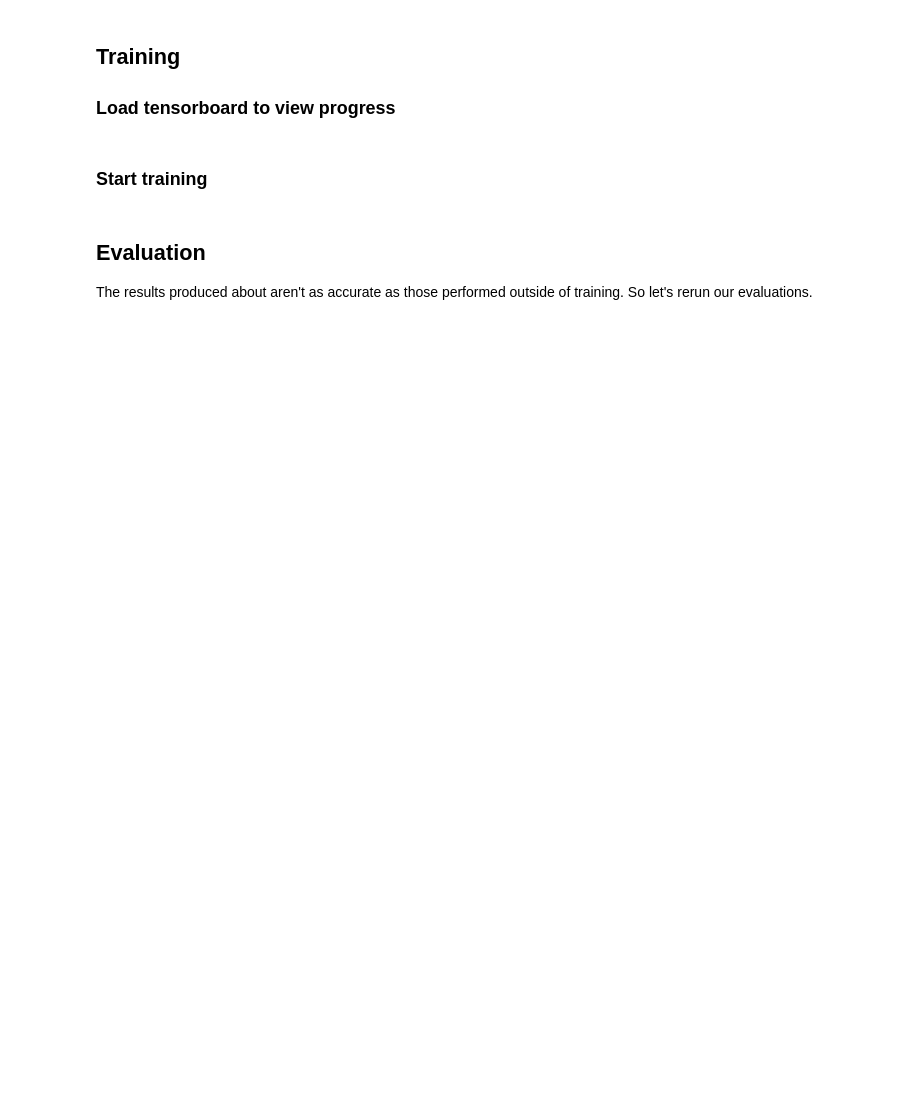
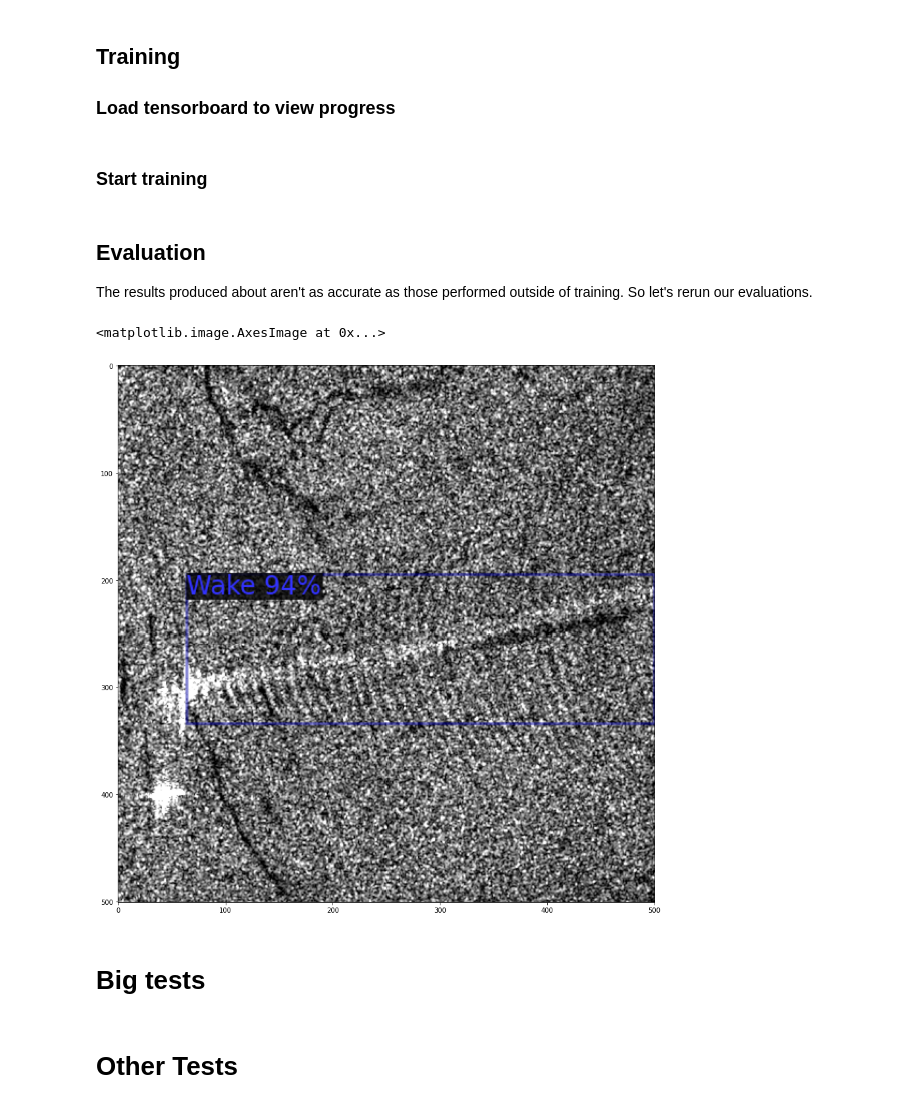
Before and after one commit to asaver95/Detectron2, a Jupyter notebook: MAIN.ipynb, the cells around one changed output. Drawn from its saved outputs; the diff is of its cells as text; code cells hidden in the pictures; blank space fills up the shorter version.

```diff
--- a/MAIN.ipynb
+++ b/MAIN.ipynb
@@ -64,7 +64,7 @@ Now we've got out data in a usable form,and some useful functions lets configure
 cfg = get_cfg()
 cfg.OUTPUT_DIR = 'output'
 #  Let training initialize from models.txt
-MODEL = "Misc/cascade_mask_rcnn_R_50_FPN_3x.yaml"
+MODEL = "COCO-Detection/retinanet_R_50_FPN_3x.yaml"       #"Misc/cascade_mask_rcnn_R_50_FPN_3x.yaml"
 cfg.merge_from_file(model_zoo.get_config_file(MODEL))
 cfg.MODEL.WEIGHTS = model_zoo.get_checkpoint_url(MODEL) #
 cfg.DATASETS.TRAIN = ("wake_dataset_train",)
@@ -112,7 +114,9 @@ The results produced about aren't as accurate as those performed outside of trai
 # val_loader = build_detection_test_loader(cfg, "wake_dataset_val")
 # outputs = inference_on_dataset(trainer.model, val_loader, evaluator)
 # %%
-cfg.MODEL.WEIGHTS = "checkpoints/Model Trained Wake/cascade_mask_rcnn_R_50_FPN_3x/model_0002979.pth"
-cfg.MODEL.ROI_HEADS.SCORE_THRESH_TEST = 0.8
+# cfg.MODEL.WEIGHTS = "checkpoints/Model Trained Wake/cascade_mask_rcnn_R_50_FPN_3x/model_0002979.pth"
+cfg.MODEL.WEIGHTS = "checkpoints/Model Trained Wake/retinanet_R_50_FPN_3x/model_final.pth"
+# cfg.MODEL.ROI_HEADS.SCORE_THRESH_TEST = 0.8
+cfg.MODEL.RETINANET.SCORE_THRESH_TEST = 0.5
 predictor = DefaultPredictor(cfg)
 # %%
@@ -135 +142,22 @@ for d in random.sample(test_img, 10):
+# %%
+  from utility.myVisualizer import MyVisualizer
+
+  im = cv2.imread('Sar Wakes 3/train/imgs/40.png')
+  # im = im[800:1800,450:1450]
+  outputs = predictor(im)
+  v = MyVisualizer(im[:, :, ::-1],
+                  metadata=MetadataCatalog.get("wake_dataset_val"),
+                  scale=1)
+
+
+  out = v.draw_instance_predictions(outputs["instances"].to("cpu"))
+  plt.figure(figsize=(15,15))
+  plt.imshow(out.get_image()[:, :, ::-1])
+  # plt.axis(False)
+  # plt.show()
+# %% [output]
+<matplotlib.image.AxesImage at 0x...>
+[figure, added]
+# %% [markdown]
+ # Big tests
 # %%
@@ -169 +203,3 @@ for d in random.sample(test_img, 10):
+# %% [markdown]
+# Other Tests
 # %%
```
Also changed, not shown: parts of 8 cells of this notebook, 5 other files.
